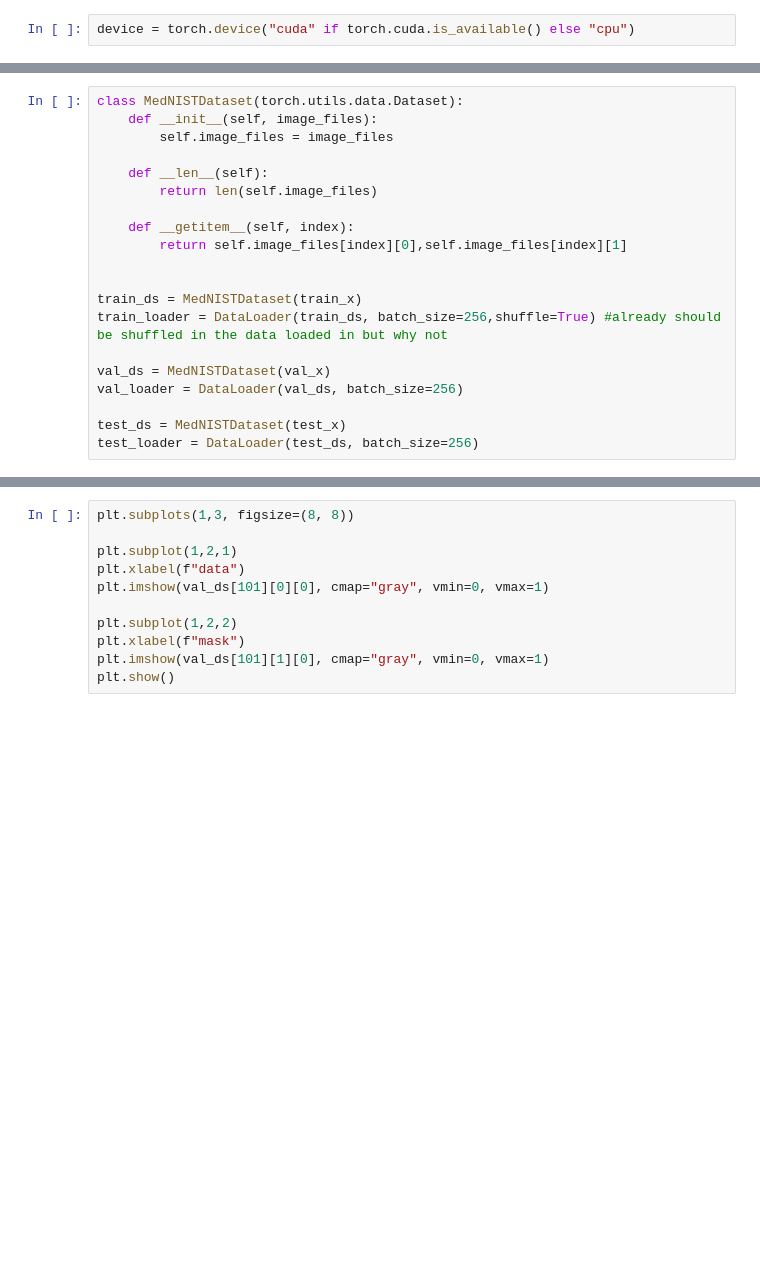
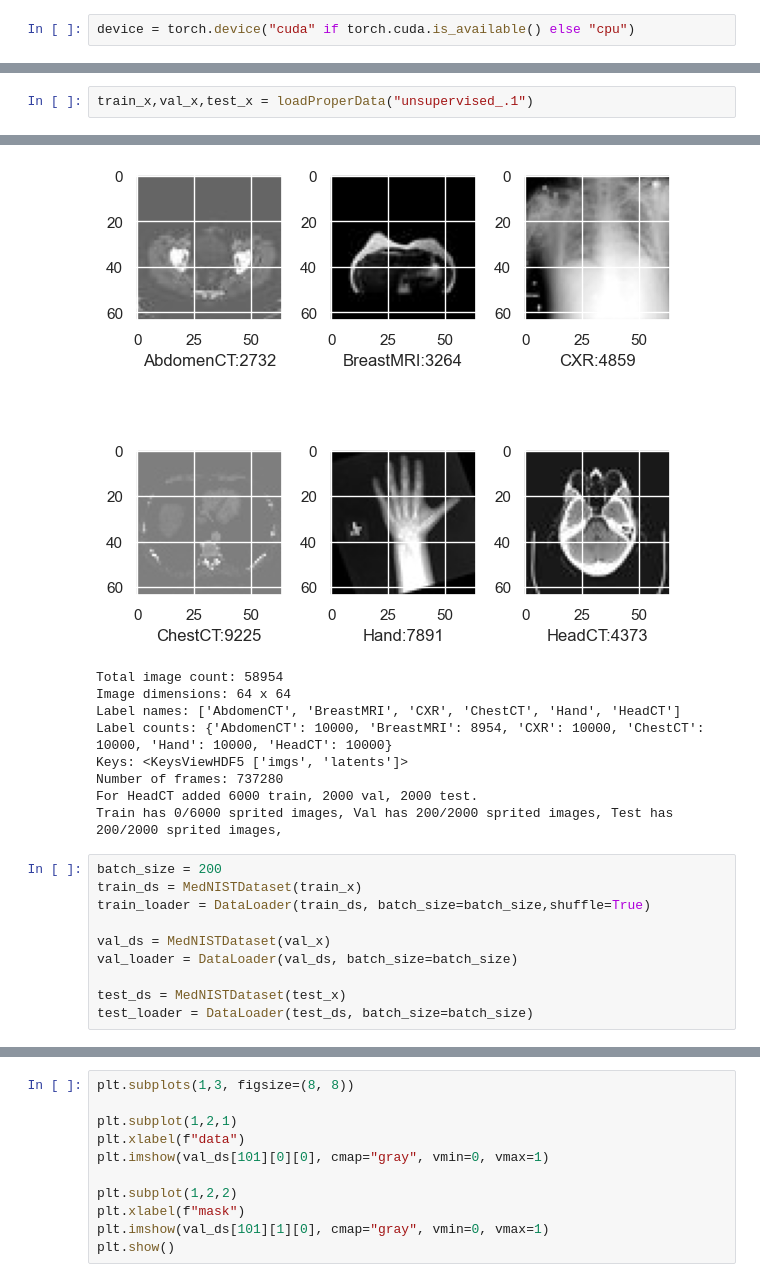
Before and after one commit to Retronomia/CS-274E-Brain-Segmentation, a Jupyter notebook: autoencoder.ipynb, the cells around one changed output, grey strips where cells are left out. Drawn from its saved outputs; the diff is of its cells as text; blank space fills up the shorter version.

Commit message:
Added suoervised VE, unsupervised VAE

```diff
--- a/autoencoder.ipynb
+++ b/autoencoder.ipynb
@@ -86,0 +118,3 @@ Loaded 6000 train, 2000 val, 2000 test.
+# %%
+train_x,val_x,test_x = loadProperData("unsupervised_.1")
+# %% [output]
@@ -87,20 +124,19 @@ Loaded 6000 train, 2000 val, 2000 test.
+[figure, added]
+Total image count: 58954
+Image dimensions: 64 x 64
+Label names: ['AbdomenCT', 'BreastMRI', 'CXR', 'ChestCT', 'Hand', 'HeadCT']
+Label counts: {'AbdomenCT': 10000, 'BreastMRI': 8954, 'CXR': 10000, 'ChestCT': 10000, 'Hand': 10000, 'HeadCT': 10000}
+Keys: <KeysViewHDF5 ['imgs', 'latents']>
+Number of frames: 737280
+For HeadCT added 6000 train, 2000 val, 2000 test.
+Train has 0/6000 sprited images, Val has 200/2000 sprited images, Test has 200/2000 sprited images,
 # %%
-class MedNISTDataset(torch.utils.data.Dataset):
-    def __init__(self, image_files):
-        self.image_files = image_files
-
-    def __len__(self):
-        return len(self.image_files)
-
-    def __getitem__(self, index):
-        return self.image_files[index][0],self.image_files[index][1]
-
-
+batch_size = 200
 train_ds = MedNISTDataset(train_x)
-train_loader = DataLoader(train_ds, batch_size=256,shuffle=True) #already should be shuffled in the data loaded in but why not
+train_loader = DataLoader(train_ds, batch_size=batch_size,shuffle=True)
 
 val_ds = MedNISTDataset(val_x)
-val_loader = DataLoader(val_ds, batch_size=256)
+val_loader = DataLoader(val_ds, batch_size=batch_size)
 
 test_ds = MedNISTDataset(test_x)
-test_loader = DataLoader(test_ds, batch_size=256)
+test_loader = DataLoader(test_ds, batch_size=batch_size)
```
Also changed, not shown: parts of 64 cells of this notebook, 7 other files.
